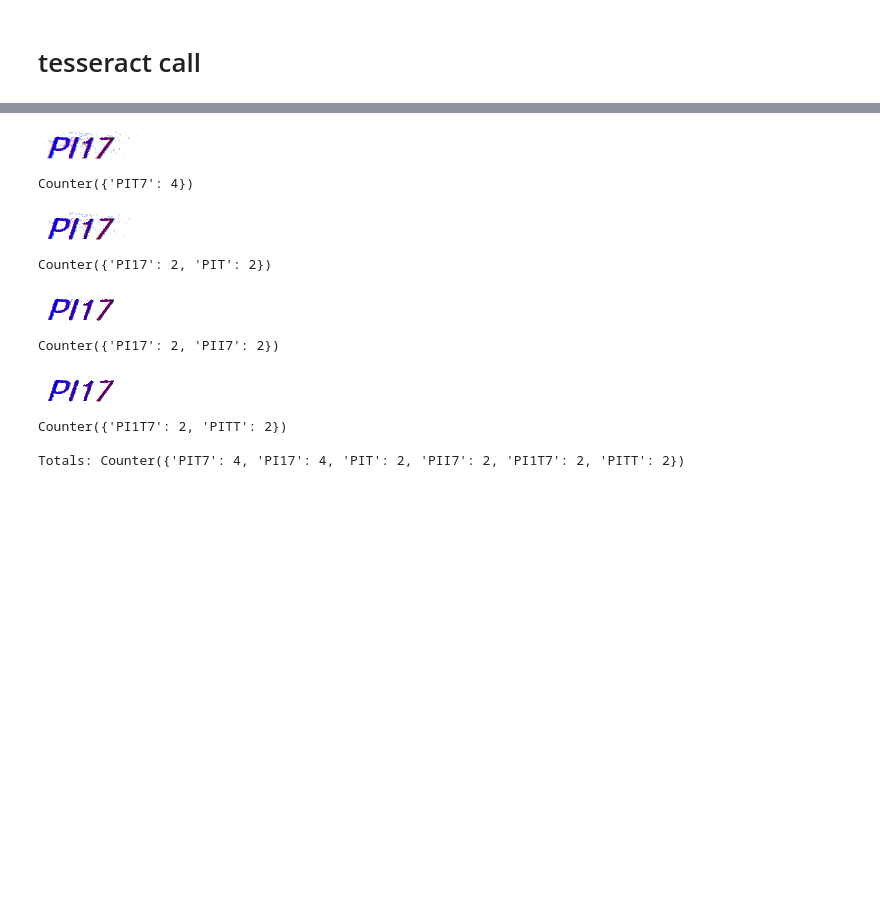
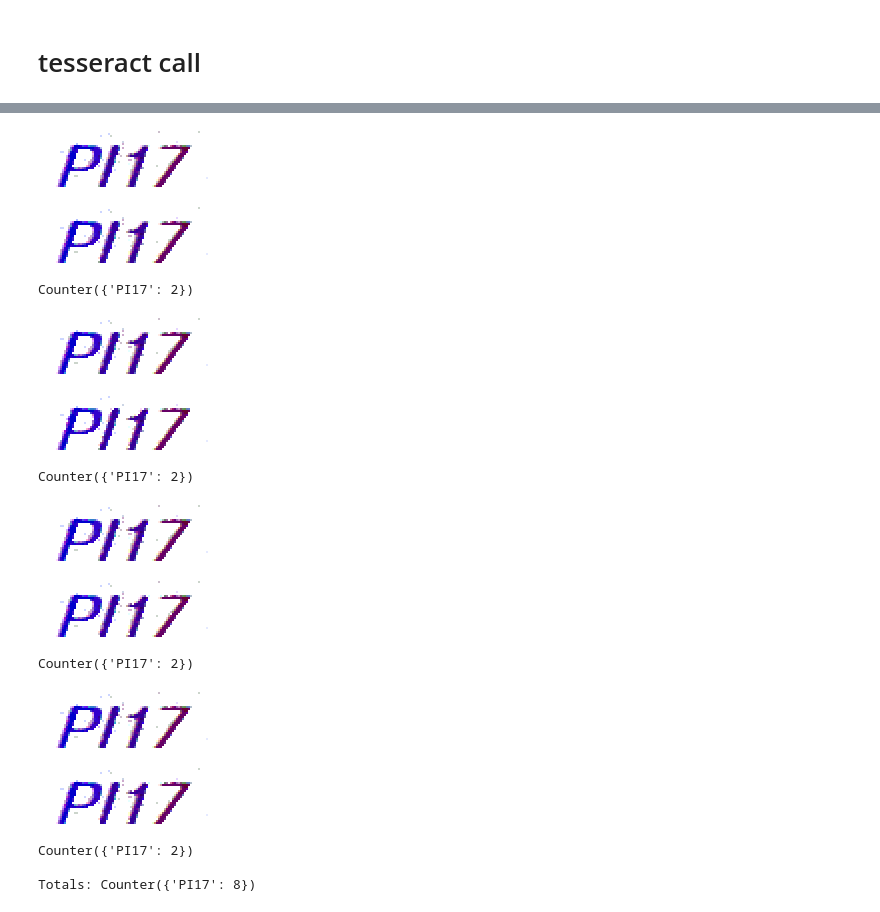
Before and after one commit to fmspatrickrosendahl/my-first-binder, a Jupyter notebook: IALTYO_reload/solve_reload.ipynb, the cells around one changed output, grey strips where cells are left out. Drawn from its saved outputs; the diff is of its cells as text; code cells hidden in the pictures; blank space fills up the shorter version.

```diff
--- a/IALTYO_reload/solve_reload.ipynb
+++ b/IALTYO_reload/solve_reload.ipynb
@@ -178,7 +244,7 @@ def grey_filter( im, lightness, colorness ) :
 
     return im_processed
 # %%
-def grey_filter_hsv( im, minsaturation, maxvolumen ) :
+def grey_filter_hsv( im, minsaturation, mindarkness ) :
 
     im_processed = Image.new("RGB", ims[0].size, (255, 255, 255))
     pix_processed = im_processed.load()
@@ -194,12 +260,11 @@ def grey_filter_hsv( im, minsaturation, maxvolumen ) :
             g = rgb[1]
             b = rgb[2]
 
-            # not enough saturation
-            if pix_hsv[x,y][1] < minsaturation :
-                r = g = b = 255
+            saturation = pix_hsv[x,y][1]
+            darkness = 255 - pix_hsv[x,y][2]
 
-            # too much volumen
-            if pix_hsv[x,y][2] > maxvolumen :
+            # not enough saturation and not dark enough?
+            if saturation < minsaturation & darkness < mindarkness :
                 r = g = b = 255
 
             pix_processed[x,y] = ( r, g, b )
@@ -211,11 +276,13 @@ def grey_filter_hsv( im, minsaturation, maxvolumen ) :
 def image_2_text( im ):
 
     def call_tesseract( im, psm ) :
-        return tess.image_to_string(im, config='--psm ' + str(psm)).strip() # , lang='eng'
+        text = tess.image_to_string(im, config='--psm ' + str(psm)).strip() # , lang='eng'
+        #print(text)
+        return text
 
     recognized = []
     recognized.append(call_tesseract(im,6))
     recognized.append(call_tesseract(im,7))
-    recognized.append(call_tesseract(im,8))
-    recognized.append(call_tesseract(im,13))
+    #recognized.append(call_tesseract(im,8))
+    #recognized.append(call_tesseract(im,13))
     return Counter(recognized)
@@ -221,0 +291,16 @@ def image_2_text( im ):
+# %%
+im_processed = median_image( ims_rgb )
+display(im_processed)
+print(image_2_text( im_processed ))
+
+im_processed = statistics_image( ims_rgb )
+display(im_processed)
+print(image_2_text( im_processed ))
+
+im_processed = median_image_single( ims_rgb , 1 )
+display(im_processed)
+print(image_2_text( im_processed ))
+
+im_processed = median_image_stack( ims_rgb , 1 )
+display(im_processed)
+print(image_2_text( im_processed ))
@@ -222,27 +316,33 @@ def image_2_text( im ):
 # %%
 recognized = Counter()
 
 for minsaturation in (30,50,70,90) :
     im_processed = median_image_stack( ims_rgb , 1 )
-    im_processed = grey_filter_hsv ( im_processed, minsaturation, 255 )
+    display(im_processed.resize((200,60), resample=Image.NEAREST))
 
-    display(im_processed)
+    im_processed = grey_filter_hsv ( im_processed, minsaturation, 100 )
+    display(im_processed.resize((200,60), resample=Image.NEAREST))
+
     text = image_2_text( im_processed )
     recognized += text
     print(text)
 
 print("\nTotals: " + str(recognized))
 # %% [output]
-[figure, old version]
+[figure, new version]
+[figure, new version]
-Counter({'PIT7': 4})
+Counter({'PI17': 2})
-[figure, old version]
+[figure]
+[figure]
-Counter({'PI17': 2, 'PIT': 2})
+Counter({'PI17': 2})
-[figure]
+[figure, added]
+[figure, added]
-Counter({'PI17': 2, 'PII7': 2})
+Counter({'PI17': 2})
-[figure]
+[figure, added]
+[figure, added]
-Counter({'PI1T7': 2, 'PITT': 2})
+Counter({'PI17': 2})
 
-Totals: Counter({'PIT7': 4, 'PI17': 4, 'PIT': 2, 'PII7': 2, 'PI1T7': 2, 'PITT': 2})
+Totals: Counter({'PI17': 8})
 # %%
 #im_processed = remove_dots(im_processed, 150)
 #display(im_processed)
```
Also changed, not shown: parts of 16 cells of this notebook.
